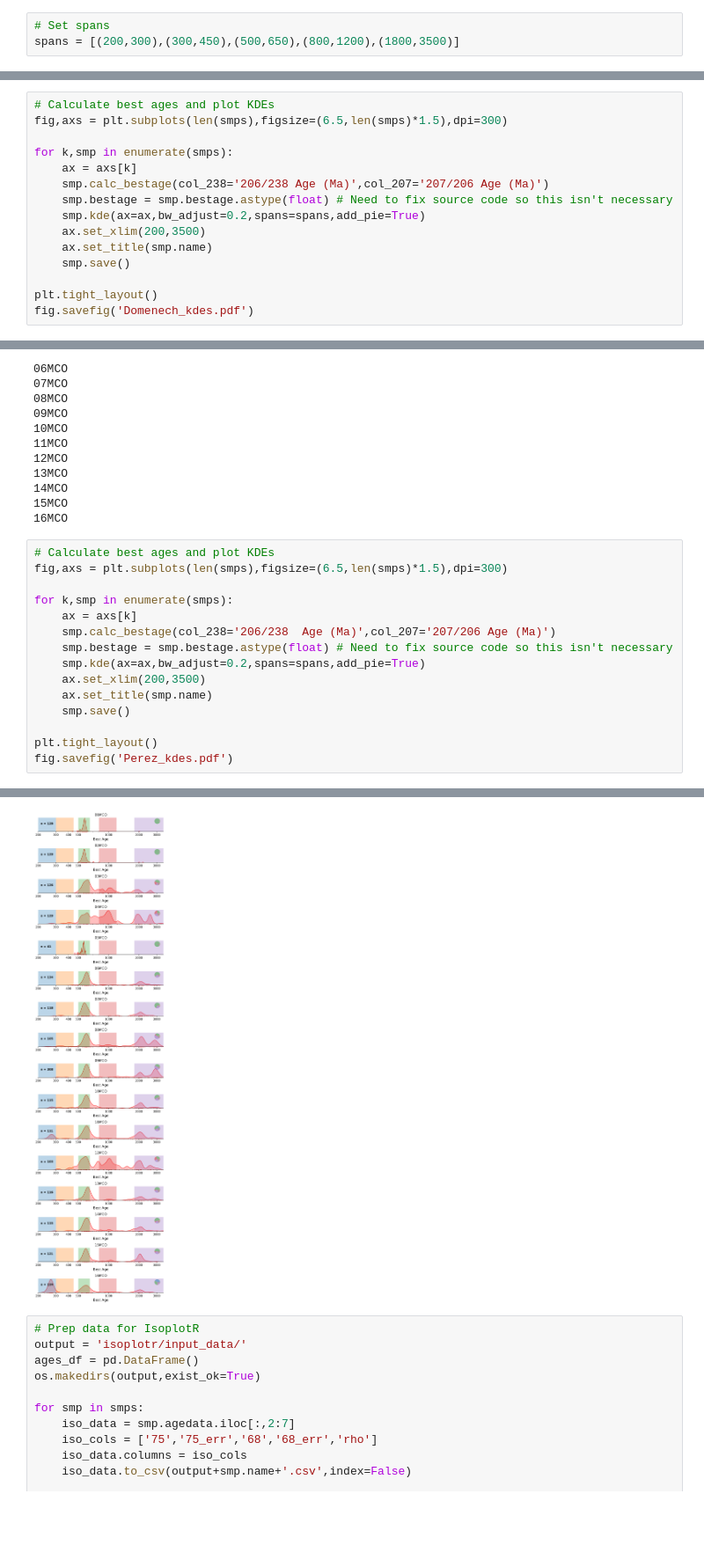
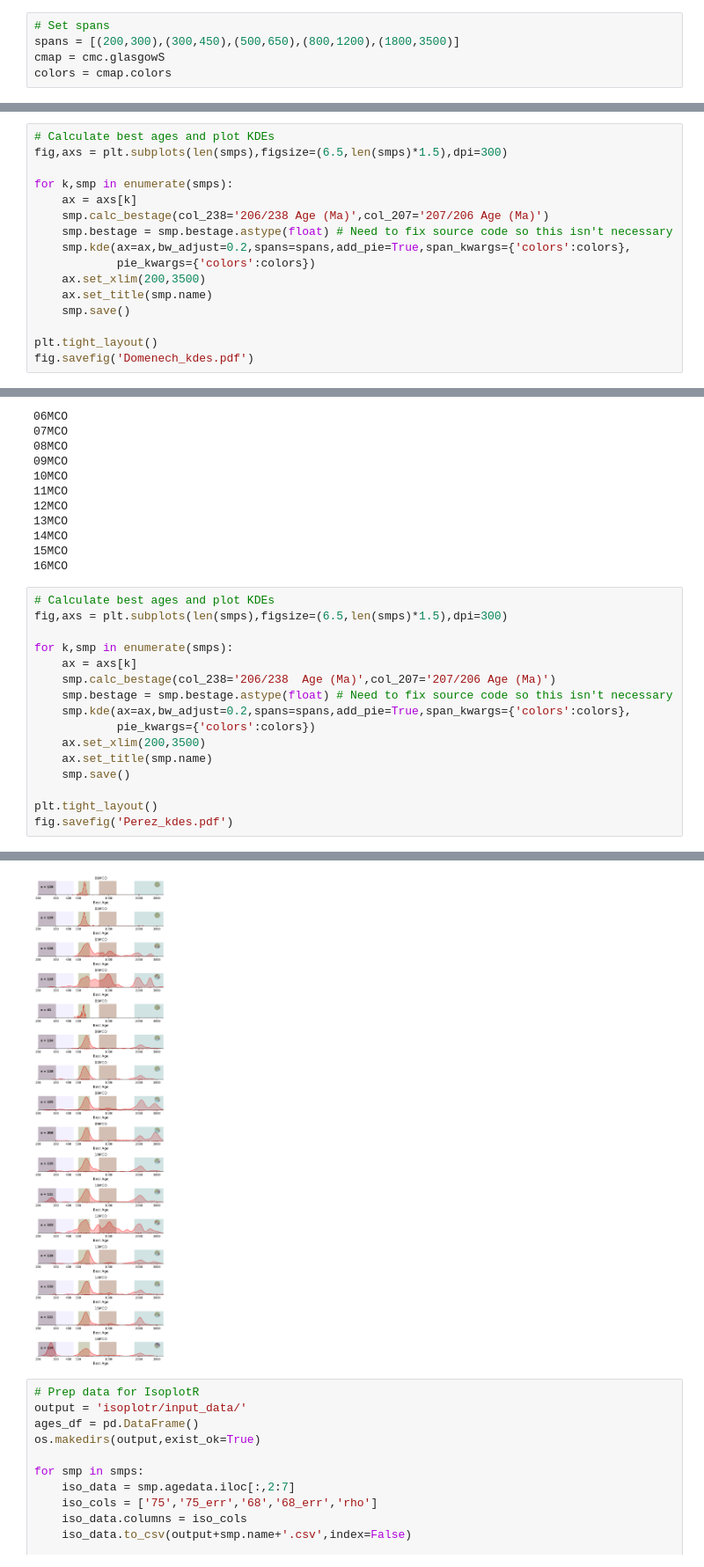
Before and after one commit to dyvasey/dataset-morocco-dz-2024, a Jupyter notebook: process_published.ipynb, the cells around one changed output, grey strips where cells are left out. Shown at 88% size. Drawn from its saved outputs; the diff is of its cells as text; blank space fills up the shorter version.

Commit message:
Messed with colors

```diff
--- a/process_published.ipynb
+++ b/process_published.ipynb
@@ -11,6 +13,8 @@ from geoscripts.latlon import dms2deg
 # %%
 # Set spans
 spans = [(200,300),(300,450),(500,650),(800,1200),(1800,3500)]
+cmap = cmc.glasgowS
+colors = cmap.colors
 # %%
 # Domenech
 meta = pd.read_excel('published_data/Domenech_ter12340-sup-0003-tables1.xlsx',header=1,index_col=0)
@@ -67,7 +71,8 @@ for k,smp in enumerate(smps):
     ax = axs[k]
     smp.calc_bestage(col_238='206/238 Age (Ma)',col_207='207/206 Age (Ma)')
     smp.bestage = smp.bestage.astype(float) # Need to fix source code so this isn't necessary
-    smp.kde(ax=ax,bw_adjust=0.2,spans=spans,add_pie=True)
+    smp.kde(ax=ax,bw_adjust=0.2,spans=spans,add_pie=True,span_kwargs={'colors':colors},
+            pie_kwargs={'colors':colors})
     ax.set_xlim(200,3500)
     ax.set_title(smp.name)
     smp.save()
@@ -176,35 +181,36 @@ for name in meta.index:
 fig,axs = plt.subplots(len(smps),figsize=(6.5,len(smps)*1.5),dpi=300)
 
 for k,smp in enumerate(smps):
     ax = axs[k]
     smp.calc_bestage(col_238='206/238  Age (Ma)',col_207='207/206 Age (Ma)')
     smp.bestage = smp.bestage.astype(float) # Need to fix source code so this isn't necessary
-    smp.kde(ax=ax,bw_adjust=0.2,spans=spans,add_pie=True)
+    smp.kde(ax=ax,bw_adjust=0.2,spans=spans,add_pie=True,span_kwargs={'colors':colors},
+            pie_kwargs={'colors':colors})
     ax.set_xlim(200,3500)
     ax.set_title(smp.name)
     smp.save()
 
 plt.tight_layout()
 fig.savefig('Perez_kdes.pdf')
 # %% [output]
 A value is trying to be set on a copy of a slice from a DataFrame.
 Try using .loc[row_indexer,col_indexer] = value instead
 
 See the caveats in the documentation: https://pandas.pydata.org/pandas-docs/stable/user_guide/indexing.html#returning-a-view-versus-a-copy
   self.agedata.loc[:,'Discordance'] = discordance
 A value is trying to be set on a copy of a slice from a DataFrame.
 Try using .loc[row_indexer,col_indexer] = value instead
 
 See the caveats in the documentation: https://pandas.pydata.org/pandas-docs/stable/user_guide/indexing.html#returning-a-view-versus-a-copy
   self.agedata.loc[:,'Discard'] = discard
 A value is trying to be set on a copy of a slice from a DataFrame.
 Try using .loc[row_indexer,col_indexer] = value instead
 ... (144 lines left out)
 Try using .loc[row_indexer,col_indexer] = value instead
 
 See the caveats in the documentation: https://pandas.pydata.org/pandas-docs/stable/user_guide/indexing.html#returning-a-view-versus-a-copy
   self.agedata.loc[:,'Discard'] = discard
-[figure, old version]
+[figure, new version]
 # %%
 # Prep data for IsoplotR
 output = 'isoplotr/input_data/'
```
Also changed, not shown: parts of 3 cells of this notebook.
